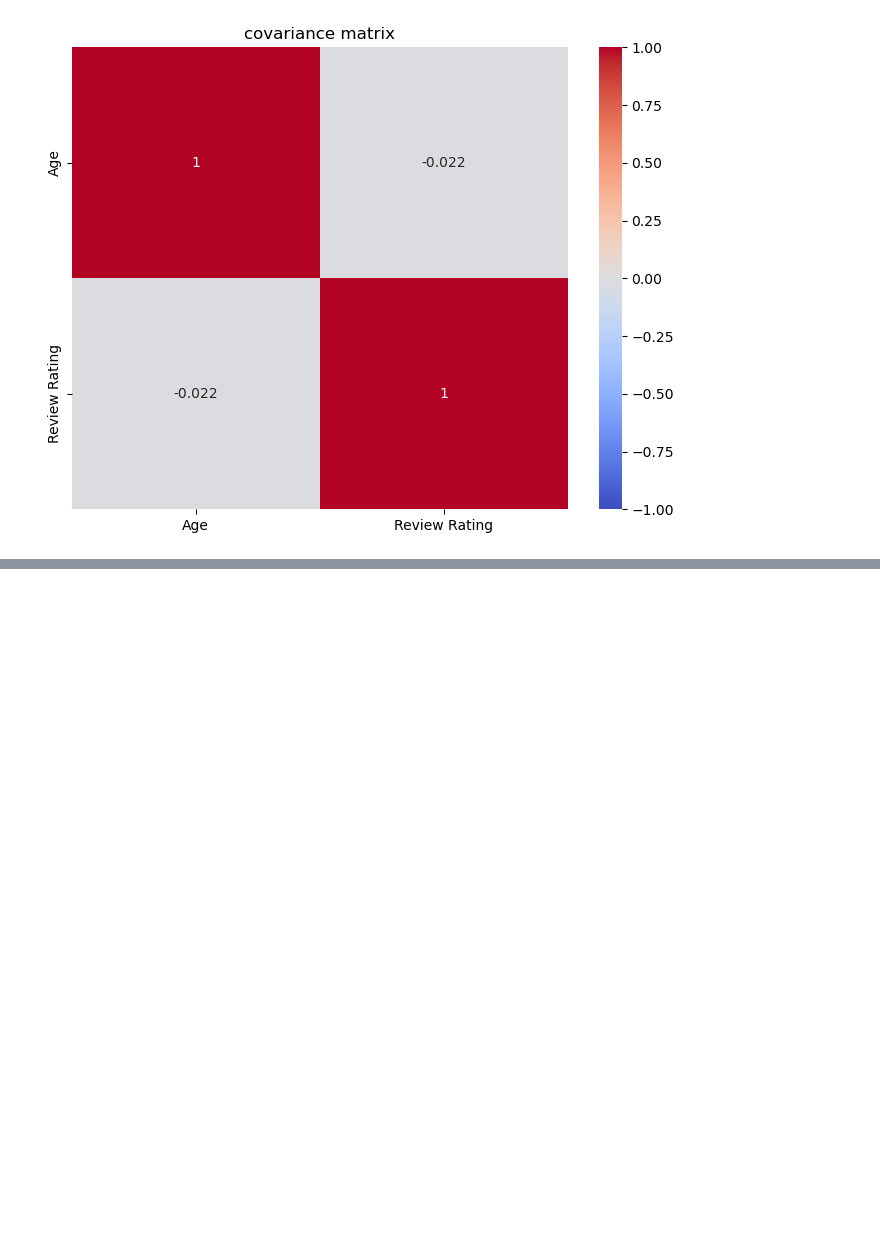
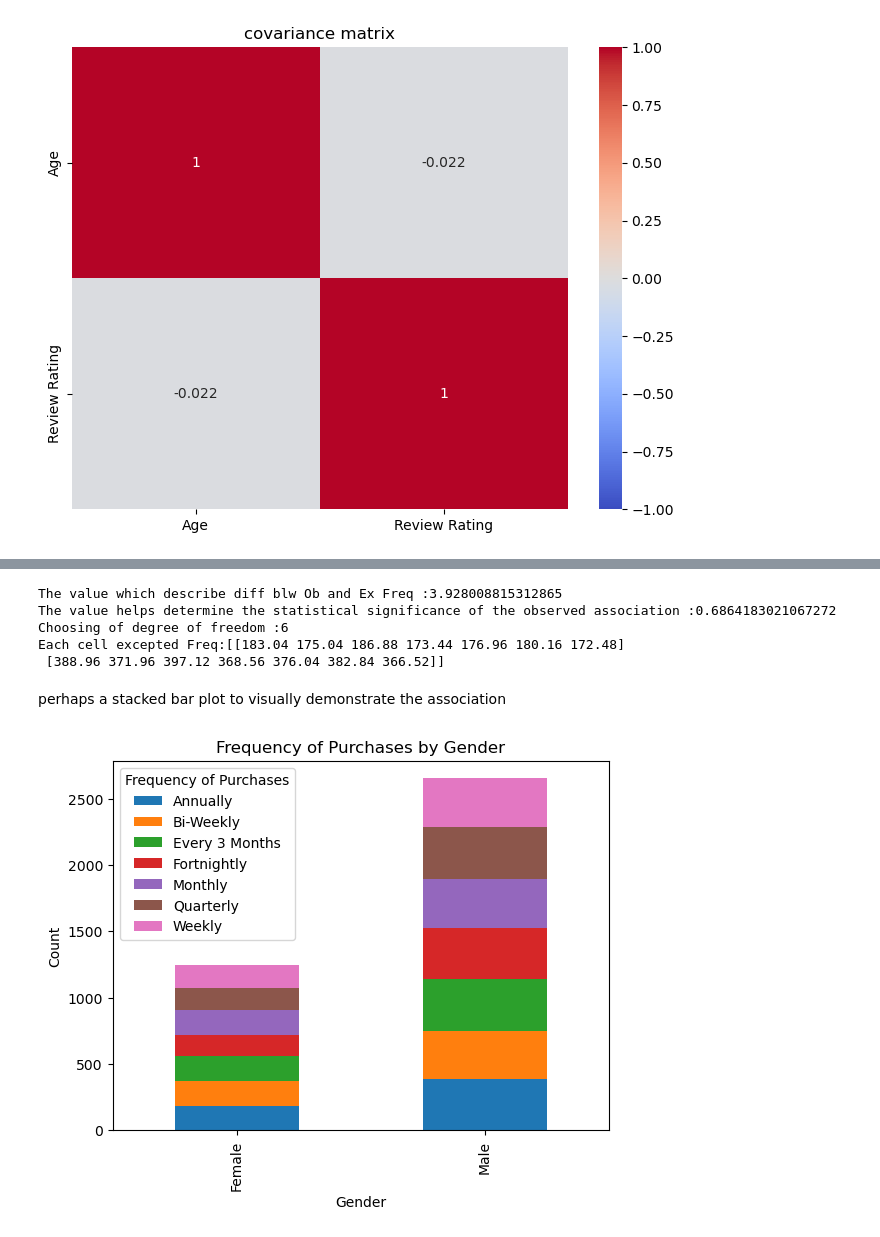
Before and after one commit to srinijalanda93/Machine-learning, a Jupyter notebook: 2448526_Srinija_lab-2.ipynb, the cells around one changed output, grey strips where cells are left out. Cells and saved outputs as stored; diff of their text form; code cells hidden in the pictures; blank space fills up the shorter version.

```diff
--- a/lab-2.ipynb
+++ b/2448526_Srinija_lab-2.ipynb
@@ -306,0 +350,5 @@ mplt.show()
+# %%
+#using crosstab,using scipy.stats import chi2_contingency
+from scipy.stats import chi2_contingency
+table = pd.crosstab(df['Gender'], df['Frequency of Purchases'])
+print(table)
@@ -306,0 +365,12 @@ mplt.show()
+# %%
+chi2,pvalue,dof,excepted=chi2_contingency(table)
+print(f"The value which describe diff blw Ob and Ex Freq :{chi2}")
+print(f"The value helps determine the statistical significance of the observed association :{pvalue}")
+print(f"Choosing of degree of freedom :{dof}")
+print(f"Each cell excepted Freq:{excepted}")
+# %% [output]
+The value which describe diff blw Ob and Ex Freq :3.928008815312865
+The value helps determine the statistical significance of the observed association :0.6864183021067272
+Choosing of degree of freedom :6
+Each cell excepted Freq:[[183.04 175.04 186.88 173.44 176.96 180.16 172.48]
+ [388.96 371.96 397.12 368.56 376.04 382.84 366.52]]
@@ -306,0 +380,12 @@ mplt.show()
+# %% [markdown]
+ perhaps a stacked bar plot to visually demonstrate the association
+# %%
+# Plot stacked bar plot
+table.plot(kind='bar', stacked=True)
+mplt.title('Frequency of Purchases by Gender')
+mplt.xlabel('Gender')
+mplt.ylabel('Count')
+mplt.legend(title='Frequency of Purchases')
+mplt.show()
+# %% [output]
+[figure, added]
```
Also changed, not shown: parts of 20 cells of this notebook.
